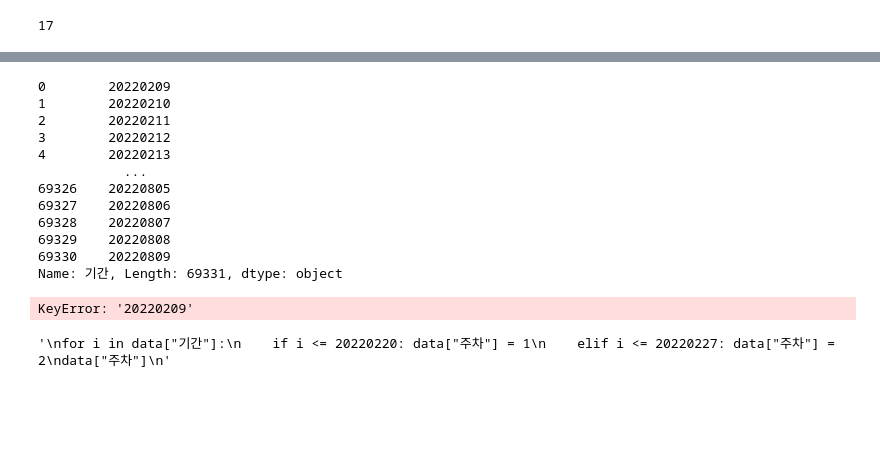
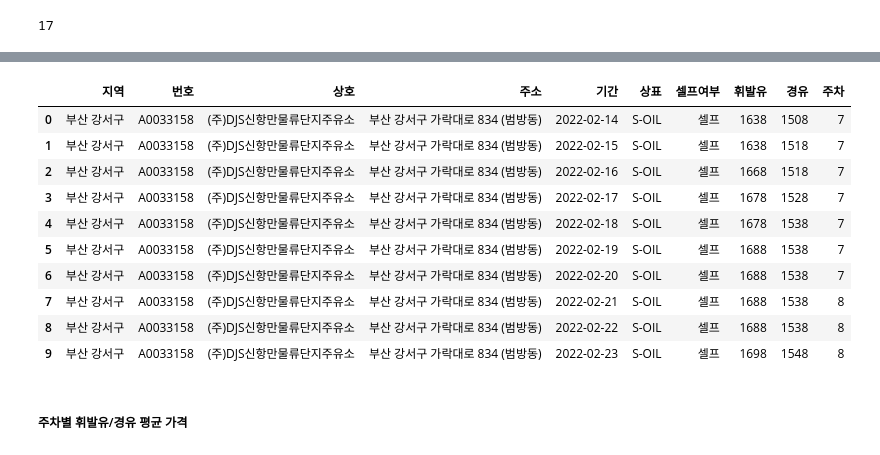
Before and after one commit to certainly-I/Busan-Oil-Price-Analysis, a Jupyter notebook: 주유소_전처리.ipynb, the cells around one changed output, grey strips where cells are left out. Cells and saved outputs as stored; diff of their text form; code cells hidden in the pictures; blank space fills up the shorter version.

```diff
--- a/주유소_전처리.ipynb
+++ b/주유소_전처리.ipynb
@@ -140,38 +119,0 @@ data
-# %%
-#
-from datetime import datetime
-data['기간']=data['기간'].dt.strftime("%Y%m%d")
-# %%
-data['기간']
-# %% [output]
-0        20220209
-1        20220210
-2        20220211
-3        20220212
-4        20220213
-           ...
-69326    20220805
-69327    20220806
-69328    20220807
-69329    20220808
-69330    20220809
-Name: 기간, Length: 69331, dtype: object
-# %%
-a= []
-
-for i in data["기간"]:
-    a = data["기간"][i].datetime.isocalendar()
-print(a)
-# %% [output]
-KeyError: '20220209'
-# %%
-#주별로 어떻게 뽑아야하지
-#1주차 2월 14일부터 20일
-"""
-for i in data["기간"]:
-    if i <= 20220220: data["주차"] = 1
-    elif i <= 20220227: data["주차"] = 2
-data["주차"]
-"""
-# %% [output]
-'\nfor i in data["기간"]:\n    if i <= 20220220: data["주차"] = 1\n    elif i <= 20220227: data["주차"] = 2\ndata["주차"]\n'
@@ -180,0 +120,19 @@ data["주차"]
+# %%
+#연도의 주차
+data["주차"] = data["기간"].dt.weekofyear
+# %%
+data.head(10)
+# %% [output]
+|  | 지역 | 번호 | 상호 | 주소 | 기간 | 상표 | 셀프여부 | 휘발유 | 경유 | 주차 |
+| 0 | 부산 강서구 | A0033158 | (주)DJS신항만물류단지주유소 | 부산 강서구 가락대로 834 (범방동) | 2022-02-14 | S-OIL | 셀프 | 1638 | 1508 | 7 |
+| 1 | 부산 강서구 | A0033158 | (주)DJS신항만물류단지주유소 | 부산 강서구 가락대로 834 (범방동) | 2022-02-15 | S-OIL | 셀프 | 1638 | 1518 | 7 |
+| 2 | 부산 강서구 | A0033158 | (주)DJS신항만물류단지주유소 | 부산 강서구 가락대로 834 (범방동) | 2022-02-16 | S-OIL | 셀프 | 1668 | 1518 | 7 |
+| 3 | 부산 강서구 | A0033158 | (주)DJS신항만물류단지주유소 | 부산 강서구 가락대로 834 (범방동) | 2022-02-17 | S-OIL | 셀프 | 1678 | 1528 | 7 |
+| 4 | 부산 강서구 | A0033158 | (주)DJS신항만물류단지주유소 | 부산 강서구 가락대로 834 (범방동) | 2022-02-18 | S-OIL | 셀프 | 1678 | 1538 | 7 |
+| 5 | 부산 강서구 | A0033158 | (주)DJS신항만물류단지주유소 | 부산 강서구 가락대로 834 (범방동) | 2022-02-19 | S-OIL | 셀프 | 1688 | 1538 | 7 |
+| 6 | 부산 강서구 | A0033158 | (주)DJS신항만물류단지주유소 | 부산 강서구 가락대로 834 (범방동) | 2022-02-20 | S-OIL | 셀프 | 1688 | 1538 | 7 |
+| 7 | 부산 강서구 | A0033158 | (주)DJS신항만물류단지주유소 | 부산 강서구 가락대로 834 (범방동) | 2022-02-21 | S-OIL | 셀프 | 1688 | 1538 | 8 |
+| 8 | 부산 강서구 | A0033158 | (주)DJS신항만물류단지주유소 | 부산 강서구 가락대로 834 (범방동) | 2022-02-22 | S-OIL | 셀프 | 1688 | 1538 | 8 |
+| 9 | 부산 강서구 | A0033158 | (주)DJS신항만물류단지주유소 | 부산 강서구 가락대로 834 (범방동) | 2022-02-23 | S-OIL | 셀프 | 1698 | 1548 | 8 |
+# %% [markdown]
+##### 주차별 휘발유/경유 평균 가격
```
Also changed, not shown: parts of 11 cells of this notebook.
